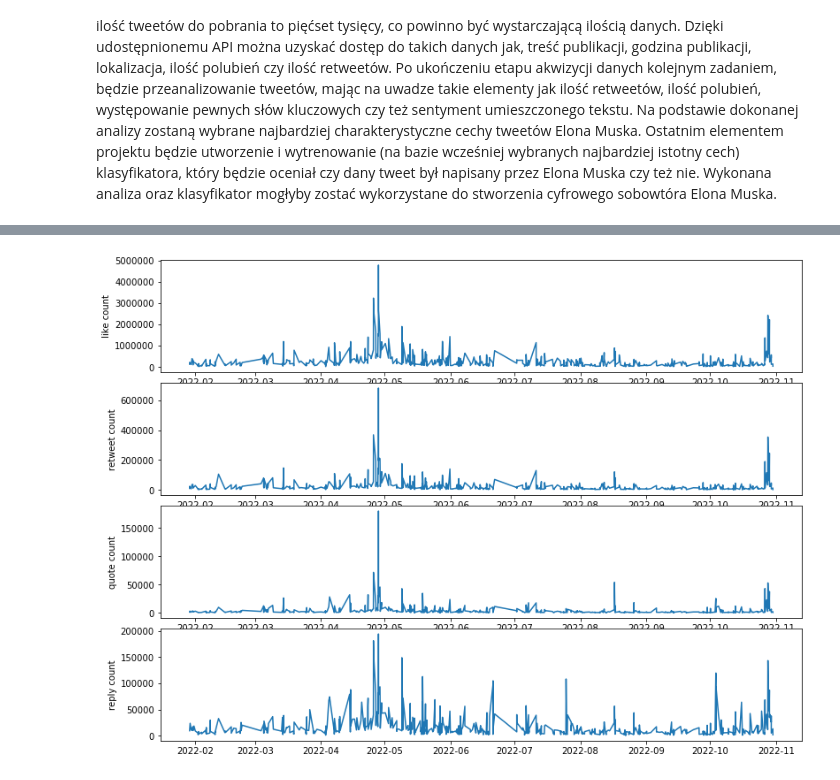
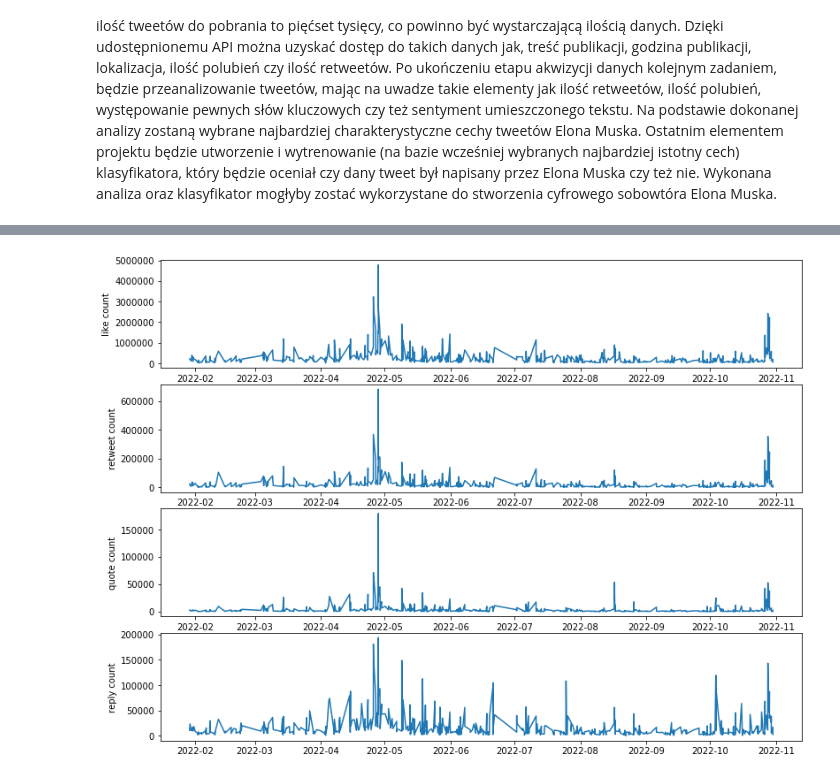
Before and after one commit to Wiktor-99/MAED, a Jupyter notebook: elon_musk_tweet_classification.ipynb, the cells around one changed output, grey strips where cells are left out. Cells and saved outputs as stored; diff of their text form; code cells hidden in the pictures.

```diff
--- a/elon_musk_tweet_classification.ipynb
+++ b/elon_musk_tweet_classification.ipynb
@@ -154,15 +14,21 @@ data_frame_annotation.head(len(tweets))
 # %%
+import matplotlib.pyplot as plt
+import pandas as pd
+import numpy as np
+
+data_frame = pd.read_csv('user_data/elonmusk_tweets.csv')
+data_frame["created at"] = pd.to_datetime(data_frame["created at"])
+
 ylabels = ["like count","retweet count", 'quote count', 'reply count']
 
 fig = plt.figure(figsize=(13,10))
-fig.subplots_adjust(hspace=0.1,wspace=0.01)
+fig.subplots_adjust(hspace=0.15,wspace=0.01)
 
 n_row = len(ylabels)
 n_col = 1
 for count, ylabel in enumerate(ylabels):
-    ax = fig.add_subplot(n_row,n_col,count+1)
-    ax.plot(data_frame["created at"], data_frame[ylabel].to_numpy())
+    ax = fig.add_subplot(n_row, n_col, count+1)
+    ax.plot(data_frame["created at"].to_numpy(dtype='datetime64'), data_frame[ylabel].to_numpy())
     ax.set_ylabel(ylabel)
-plt.show()
 # %% [output]
-[figure, old version]
+[figure, new version]
```
Also changed, not shown: parts of 5 cells of this notebook, 1 other file.
